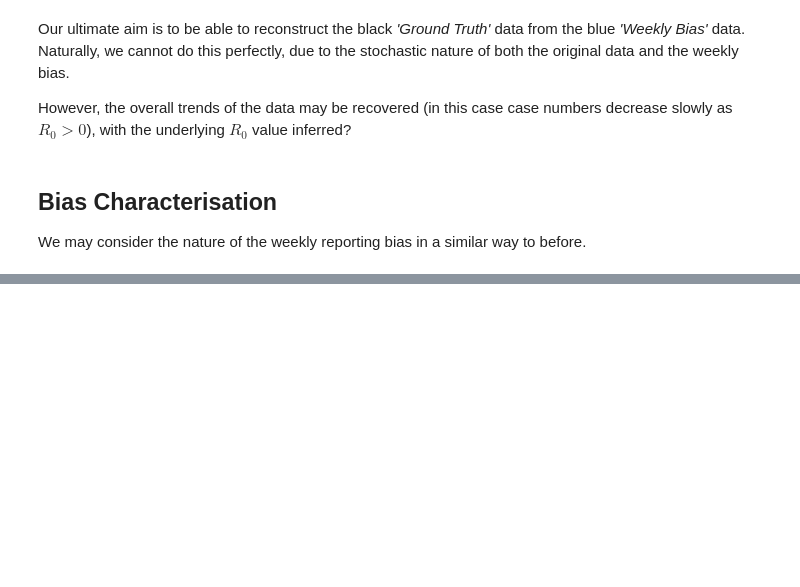
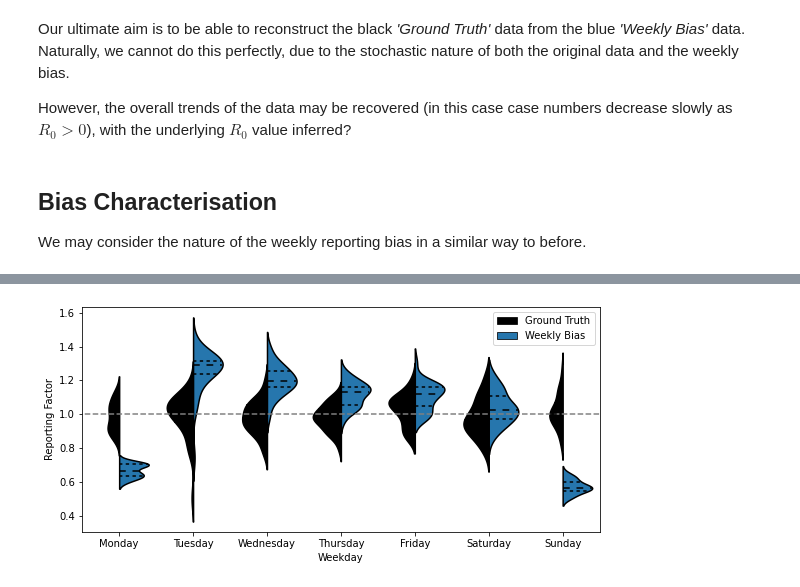
Before and after one commit to KCGallagher/periodic-sampling, a Jupyter notebook: periodic_sampling/synthetic_data.ipynb, the cells around one changed output, grey strips where cells are left out. Saved outputs shown, nothing was run; the diff lists cells and outputs as text; code cells hidden in the pictures; blank space fills up the shorter version.

```diff
--- a/periodic_sampling/synthetic_data.ipynb
+++ b/periodic_sampling/synthetic_data.ipynb
@@ -75,0 +112,15 @@ plt.suptitle(''); plt.tight_layout()
+# %%
+gamma_df['Date'] = gamma_df['Date'].apply(lambda t: datetime.combine(t, datetime.min.time()))
+df = rel_reporting_calc(gamma_df, ['Confirmed', 'Ground Truth'])
+
+fig, axs = plt.subplots(1, figsize=(8,4))
+rel_reporting_violin(df.copy(), ['Ground Truth', 'Confirmed'],  ax=axs, cutoff=2,
+                     colors=['black', 'tab:blue'], labels=["Ground Truth", "Weekly Bias"])
+
+fig.patch.set_facecolor('white')  # Overrides VSCode dark mode default
+plt.xlabel('Weekday'); plt.ylabel("Reporting Factor")
+plt.suptitle(''); plt.tight_layout()
+# plt.savefig("../../images/synthetic_examples/"
+#             + f"gamma_biased_violin_T_{time_steps}_N0_{N_0}.png")
+# %% [output]
+[figure, added]
```
Also changed, not shown: parts of 7 cells of this notebook, 2 other files.
